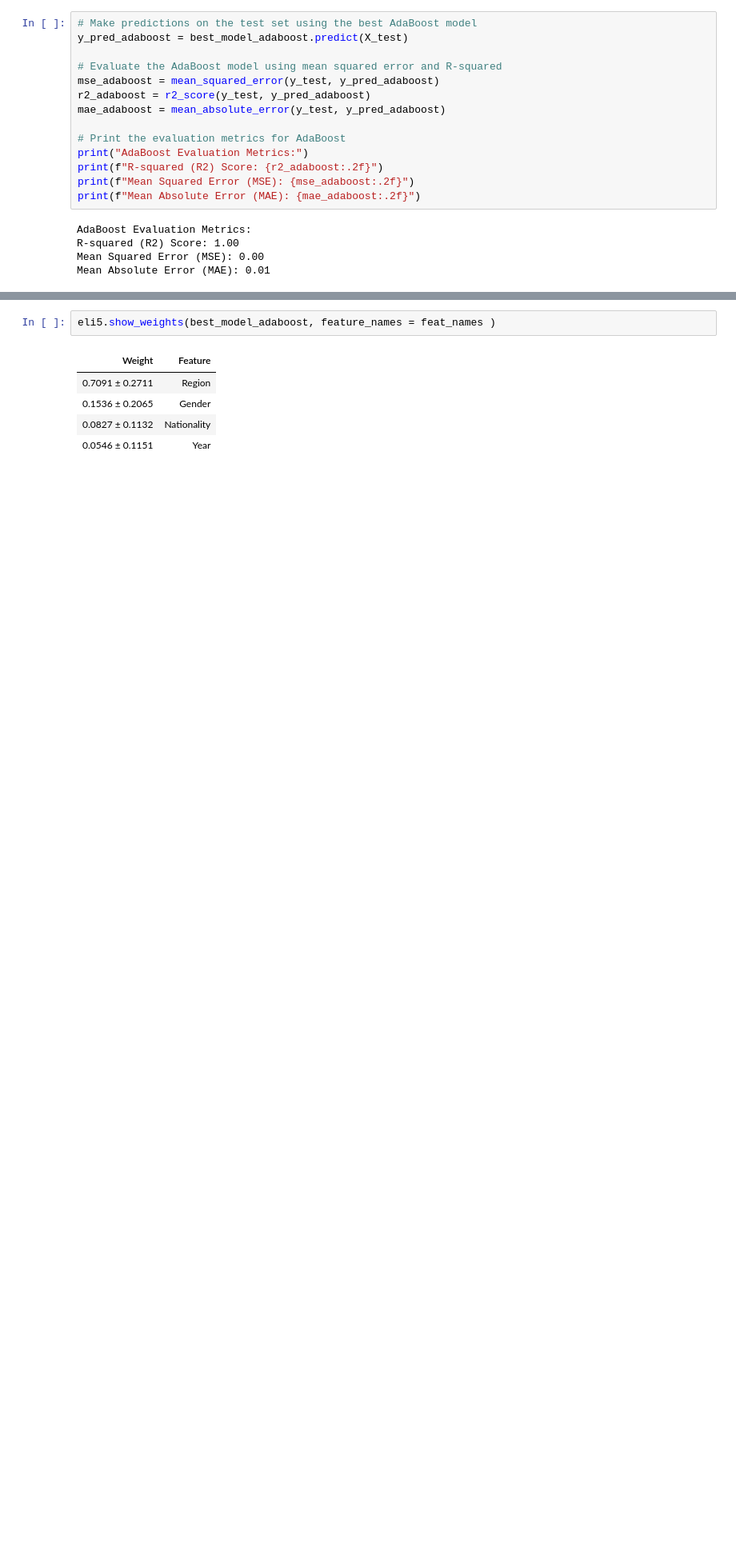
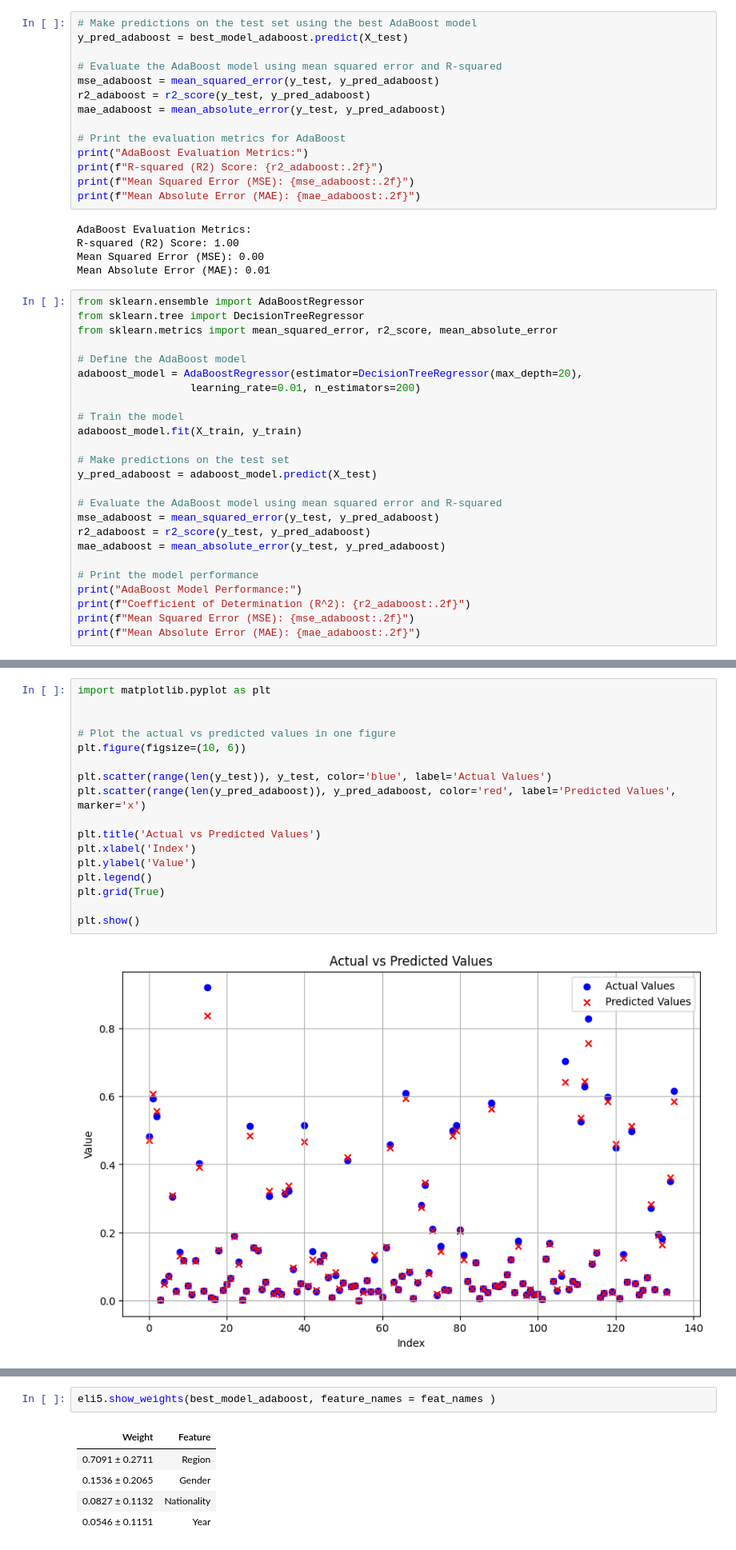
Before and after one commit to maimonahST/Darta_scince, a Jupyter notebook: DS_Project(v1.0).ipynb, the cells around one changed output, grey strips where cells are left out. Shown at 80% size. Drawn from its saved outputs; the diff is of its cells as text; blank space fills up the shorter version.

```diff
--- a/DS_Project(v1.0).ipynb
+++ b/DS_Project(v1.0).ipynb
@@ -805,3 +952,28 @@ AdaBoost Evaluation Metrics:
 R-squared (R2) Score: 1.00
 Mean Squared Error (MSE): 0.00
 Mean Absolute Error (MAE): 0.01
+# %%
+from sklearn.ensemble import AdaBoostRegressor
+from sklearn.tree import DecisionTreeRegressor
+from sklearn.metrics import mean_squared_error, r2_score, mean_absolute_error
+
+# Define the AdaBoost model
+adaboost_model = AdaBoostRegressor(estimator=DecisionTreeRegressor(max_depth=20),
+                  learning_rate=0.01, n_estimators=200)
+
+# Train the model
+adaboost_model.fit(X_train, y_train)
+
+# Make predictions on the test set
+y_pred_adaboost = adaboost_model.predict(X_test)
+
+# Evaluate the AdaBoost model using mean squared error and R-squared
+mse_adaboost = mean_squared_error(y_test, y_pred_adaboost)
+r2_adaboost = r2_score(y_test, y_pred_adaboost)
+mae_adaboost = mean_absolute_error(y_test, y_pred_adaboost)
+
+# Print the model performance
+print("AdaBoost Model Performance:")
+print(f"Coefficient of Determination (R^2): {r2_adaboost:.2f}")
+print(f"Mean Squared Error (MSE): {mse_adaboost:.2f}")
+print(f"Mean Absolute Error (MAE): {mae_adaboost:.2f}")
@@ -808 +987,20 @@ Mean Absolute Error (MAE): 0.01
+# %%
+import matplotlib.pyplot as plt
+
+
+# Plot the actual vs predicted values in one figure
+plt.figure(figsize=(10, 6))
+
+plt.scatter(range(len(y_test)), y_test, color='blue', label='Actual Values')
+plt.scatter(range(len(y_pred_adaboost)), y_pred_adaboost, color='red', label='Predicted Values', marker='x')
+
+plt.title('Actual vs Predicted Values')
+plt.xlabel('Index')
+plt.ylabel('Value')
+plt.legend()
+plt.grid(True)
+
+plt.show()
+# %% [output]
+[figure, added]
 # %% [markdown]
```
Also changed, not shown: parts of 15 cells of this notebook.
